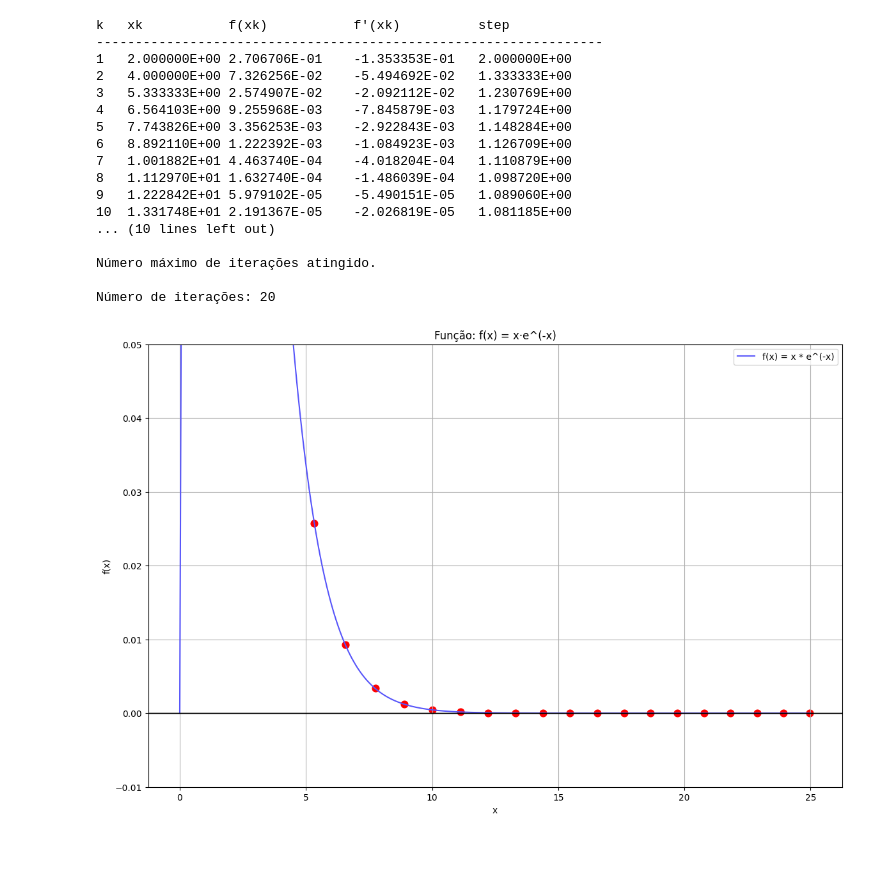
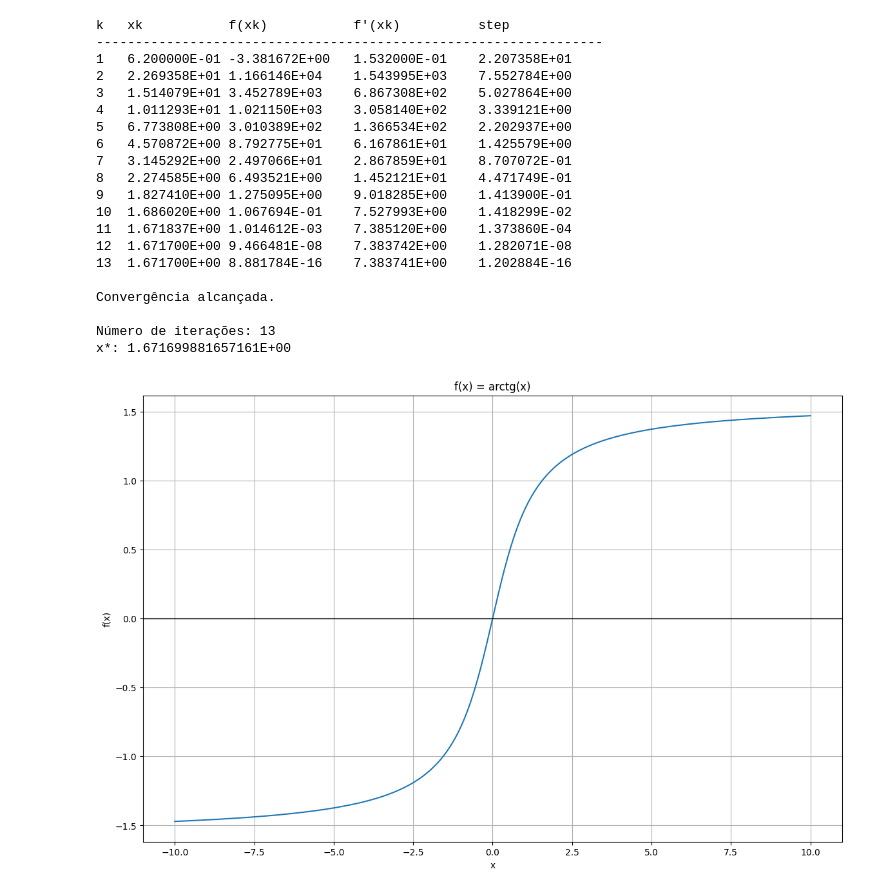
Before and after one commit to Adnerb7/CN_P1, a Jupyter notebook: Exercicio1.ipynb, the cells around one changed output. Cells and saved outputs as stored; diff of their text form; code cells hidden in the pictures; blank space fills up the shorter version.

```diff
--- a/Exercicio1.ipynb
+++ b/Exercicio1.ipynb
@@ -108,45 +171,48 @@ x*: -8.809998589508260E-27
+# %%
+#Chamando o método de newton para x0 = 0.62
+x0 = 0.62
+saida4 = metodo_newton(f, df, x0, t, maxit)
+# %% [output]
+k   xk           f(xk)           f'(xk)          step
+-----------------------------------------------------------------
+1   6.200000E-01 -3.381672E+00   1.532000E-01    2.207358E+01
+2   2.269358E+01 1.166146E+04    1.543995E+03    7.552784E+00
+3   1.514079E+01 3.452789E+03    6.867308E+02    5.027864E+00
+4   1.011293E+01 1.021150E+03    3.058140E+02    3.339121E+00
+5   6.773808E+00 3.010389E+02    1.366534E+02    2.202937E+00
+6   4.570872E+00 8.792775E+01    6.167861E+01    1.425579E+00
+7   3.145292E+00 2.497066E+01    2.867859E+01    8.707072E-01
+8   2.274585E+00 6.493521E+00    1.452121E+01    4.471749E-01
+9   1.827410E+00 1.275095E+00    9.018285E+00    1.413900E-01
+10  1.686020E+00 1.067694E-01    7.527993E+00    1.418299E-02
+11  1.671837E+00 1.014612E-03    7.385120E+00    1.373860E-04
+12  1.671700E+00 9.466481E-08    7.383742E+00    1.282071E-08
+13  1.671700E+00 8.881784E-16    7.383741E+00    1.202884E-16
+
+Convergência alcançada.
+
+Número de iterações: 13
+x*: 1.671699881657161E+00
 # %%
-#Chamando a função para x0 = 2
-x0 = 2
-x_final, xk_list, fxk_list = metodo_newton(f, df, x0, t, maxit)
+#FUNÇÃO 3: F(x) = arctg(x), x0 = 1.45, x0 = 1
+
+def f(x):
+    return math.atan(x)
+
+def df(x):
+    return 1/(x**2 + 1)
 
 plt.style.use('default')
 
-valor_x = np.linspace(0, 25, 2000)
+valor_x = np.linspace(-10, 10, 400)
 valor_y = [f(x) for x in valor_x]
 
 plt.figure(figsize=(14, 9))
-plt.plot(valor_x, valor_y, color='#5755FA', label='f(x) = x * e^(-x)')
+plt.plot(valor_x, valor_y)
 plt.axhline(0, color='black', linewidth=1)
-plt.scatter(xk_list, fxk_list, color='red', s=60)
-plt.axhline(0, color='black', linewidth=1)
-
 plt.xlabel('x')
 plt.ylabel('f(x)')
-plt.title('Função: f(x) = x·e^(-x)')
+plt.title('f(x) = arctg(x)')
 plt.grid(True)
-plt.legend()
-plt.ticklabel_format(style='plain')
-plt.ylim(-0.01, 0.05)
-
-
-plt.show()
 # %% [output]
-k   xk           f(xk)           f'(xk)          step
------------------------------------------------------------------
-1   2.000000E+00 2.706706E-01    -1.353353E-01   2.000000E+00
-2   4.000000E+00 7.326256E-02    -5.494692E-02   1.333333E+00
-3   5.333333E+00 2.574907E-02    -2.092112E-02   1.230769E+00
-4   6.564103E+00 9.255968E-03    -7.845879E-03   1.179724E+00
-5   7.743826E+00 3.356253E-03    -2.922843E-03   1.148284E+00
-6   8.892110E+00 1.222392E-03    -1.084923E-03   1.126709E+00
-7   1.001882E+01 4.463740E-04    -4.018204E-04   1.110879E+00
-8   1.112970E+01 1.632740E-04    -1.486039E-04   1.098720E+00
-9   1.222842E+01 5.979102E-05    -5.490151E-05   1.089060E+00
-10  1.331748E+01 2.191367E-05    -2.026819E-05   1.081185E+00
-... (10 lines left out)
-
-Número máximo de iterações atingido.
-
-Número de iterações: 20
-[figure, old version]
+[figure, new version]
```
Also changed, not shown: parts of 15 cells of this notebook.
